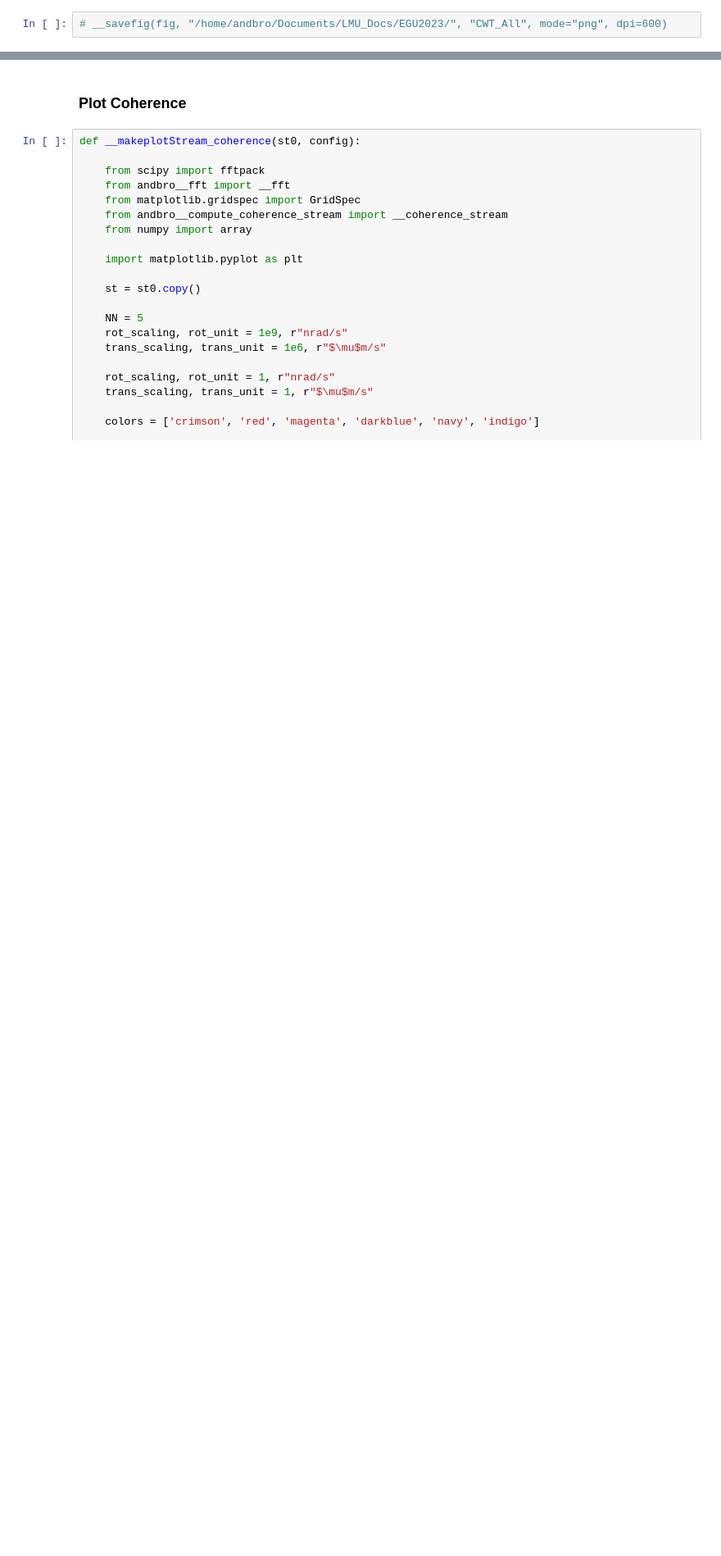
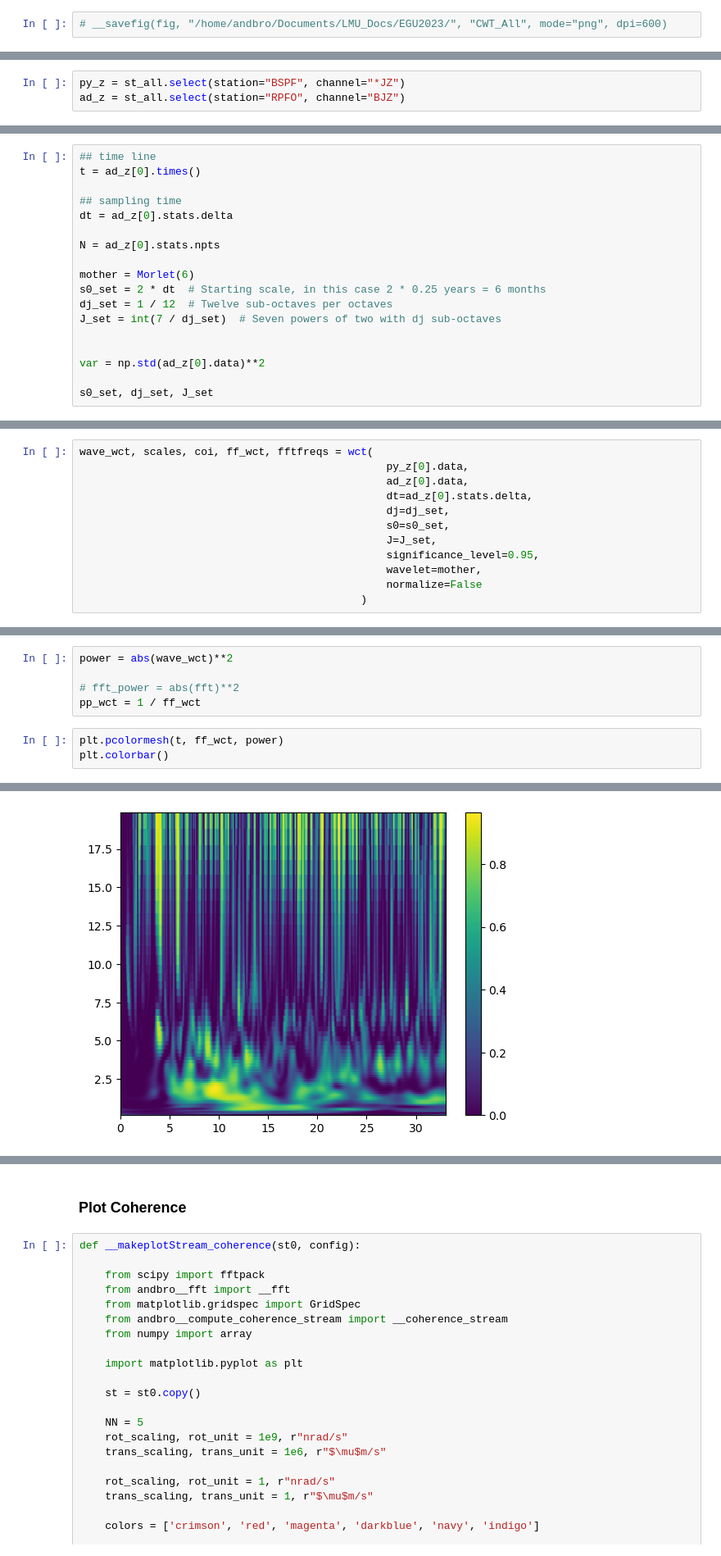
Before and after one commit to andbrocode/notebooks2, a Jupyter notebook: BSPF/BSPF_test_xwt_cwt.ipynb, the cells around one changed output, grey strips where cells are left out. Shown at 82% size. Saved outputs shown, nothing was run; the diff lists cells and outputs as text; blank space fills up the shorter version.

```diff
--- a/BSPF/BSPF_test_xwt_cwt.ipynb
+++ b/BSPF/BSPF_test_xwt_cwt.ipynb
@@ -551,0 +556,3 @@ fig = __makeplotStream_cwt(st_all, config);
+# %%
+py_z = st_all.select(station="BSPF", channel="*JZ")
+ad_z = st_all.select(station="RPFO", channel="BJZ")
@@ -551,0 +566,18 @@ fig = __makeplotStream_cwt(st_all, config);
+# %%
+## time line
+t = ad_z[0].times()
+
+## sampling time
+dt = ad_z[0].stats.delta
+
+N = ad_z[0].stats.npts
+
+mother = Morlet(6)
+s0_set = 2 * dt  # Starting scale, in this case 2 * 0.25 years = 6 months
+dj_set = 1 / 12  # Twelve sub-octaves per octaves
+J_set = int(7 / dj_set)  # Seven powers of two with dj sub-octaves
+
+
+var = np.std(ad_z[0].data)**2
+
+s0_set, dj_set, J_set
@@ -551,0 +586,12 @@ fig = __makeplotStream_cwt(st_all, config);
+# %%
+wave_wct, scales, coi, ff_wct, fftfreqs = wct(
+                                                py_z[0].data,
+                                                ad_z[0].data,
+                                                dt=ad_z[0].stats.delta,
+                                                dj=dj_set,
+                                                s0=s0_set,
+                                                J=J_set,
+                                                significance_level=0.95,
+                                                wavelet=mother,
+                                                normalize=False
+                                            )
@@ -551,0 +604,9 @@ fig = __makeplotStream_cwt(st_all, config);
+# %%
+power = abs(wave_wct)**2
+
+# fft_power = abs(fft)**2
+pp_wct = 1 / ff_wct
+# %%
+plt.pcolormesh(t, ff_wct, power)
+plt.colorbar()
+# %% [output]
@@ -551,0 +614 @@ fig = __makeplotStream_cwt(st_all, config);
+[figure, added]
```
Also changed, not shown: parts of 28 cells of this notebook, 1 other file.
